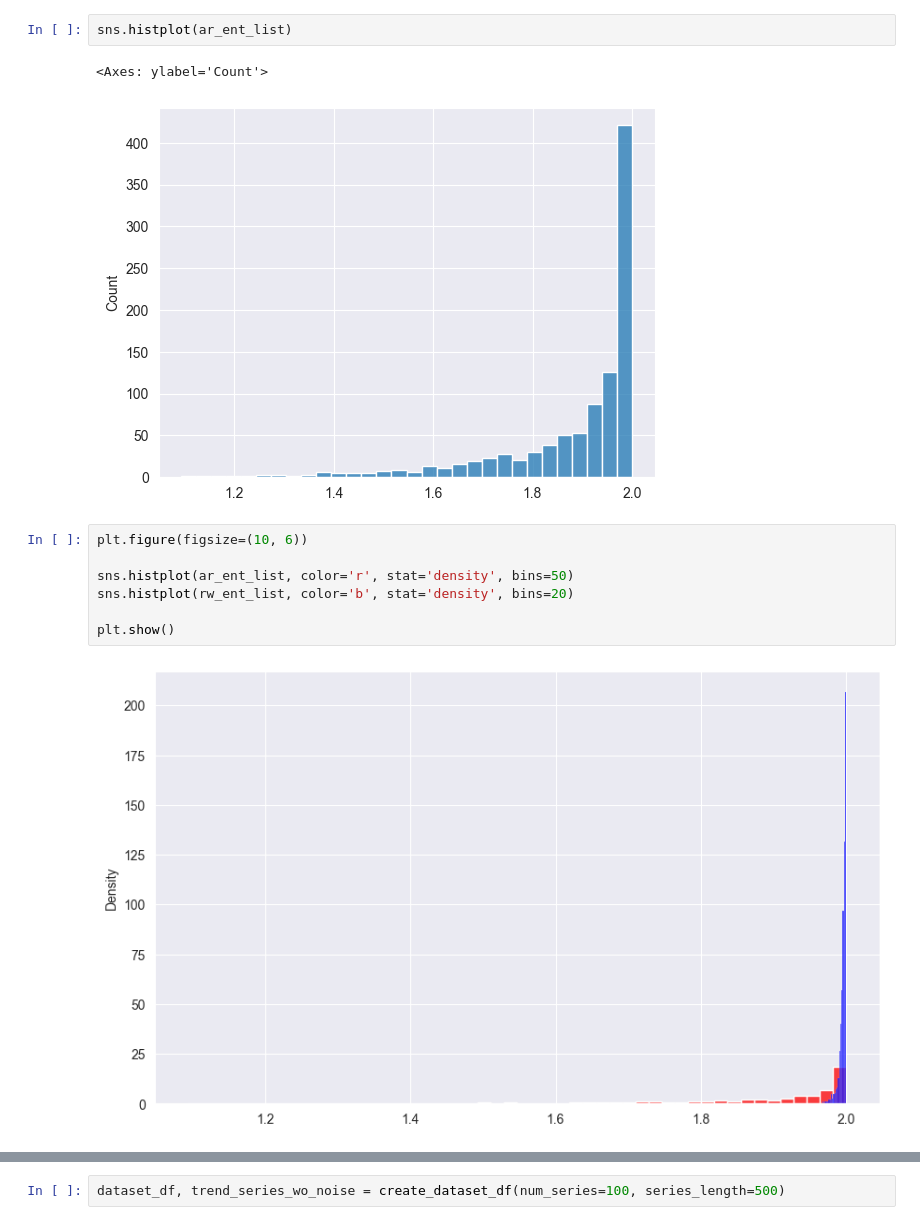
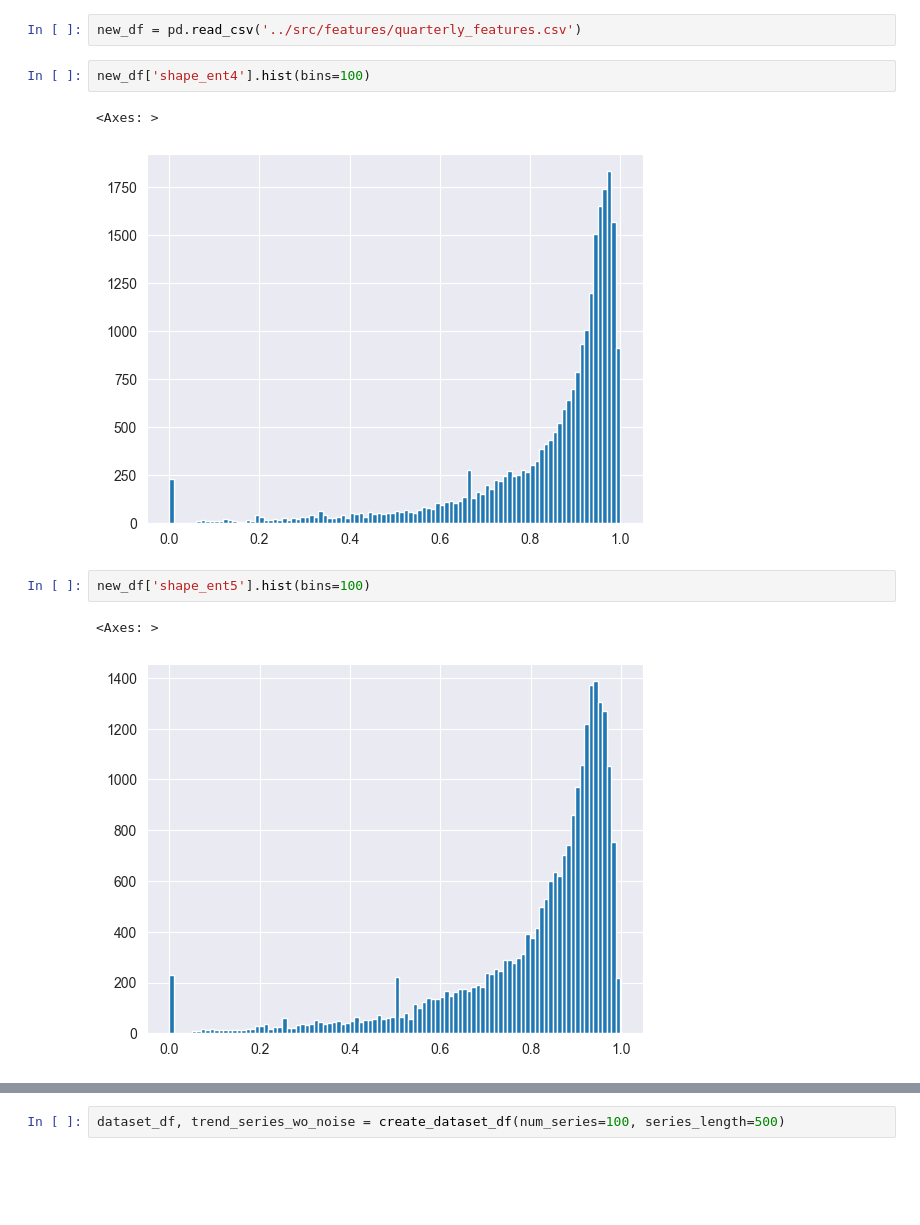
Before and after one commit to dynolab/predan, a Jupyter notebook: notebooks/new_perm.ipynb, the cells around one changed output, grey strips where cells are left out. Drawn from its saved outputs; the diff is of its cells as text; blank space fills up the shorter version.

```diff
--- a/notebooks/new_perm.ipynb
+++ b/notebooks/new_perm.ipynb
@@ -101,15 +101,13 @@ for i in range(1000):
+# %%
+new_df = pd.read_csv('../src/features/quarterly_features.csv')
 # %%
-sns.histplot(ar_ent_list)
+new_df['shape_ent4'].hist(bins=100)
 # %% [output]
-<Axes: ylabel='Count'>
+<Axes: >
-[figure, old version]
+[figure, new version]
 # %%
-plt.figure(figsize=(10, 6))
-
-sns.histplot(ar_ent_list, color='r', stat='density', bins=50)
-sns.histplot(rw_ent_list, color='b', stat='density', bins=20)
-
-plt.show()
+new_df['shape_ent5'].hist(bins=100)
 # %% [output]
+<Axes: >
-[figure, old version]
+[figure, new version]
 # %%
```
Also changed, not shown: parts of 16 cells of this notebook, 12 other files.
